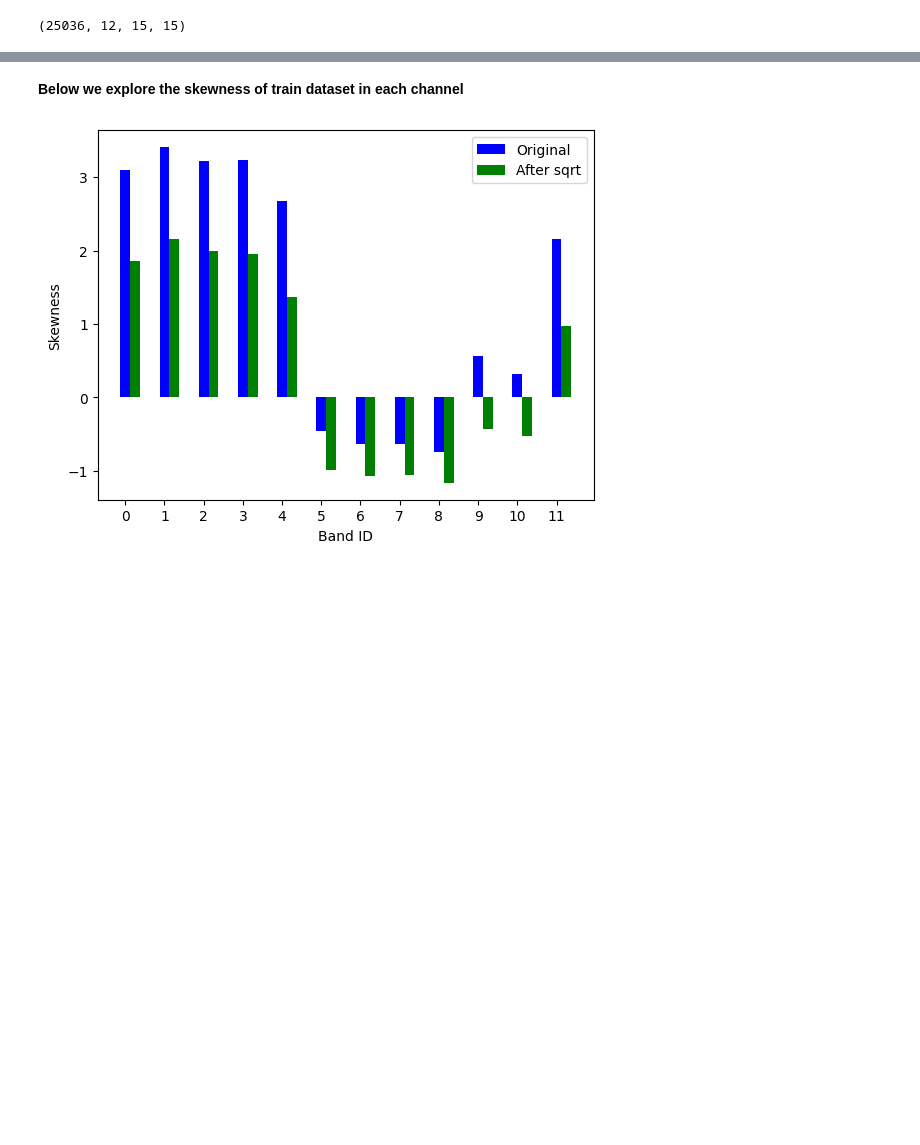
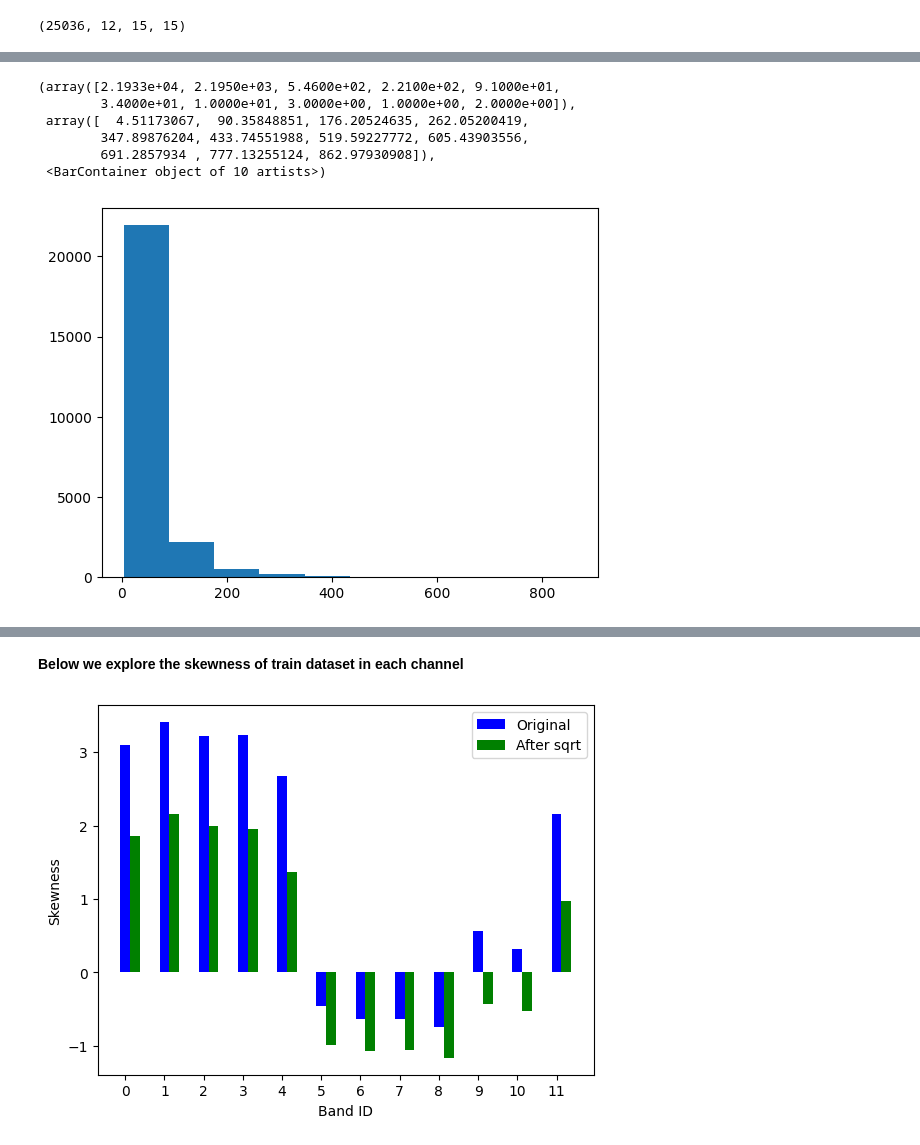
Before and after one commit to AleksDominik/DataScience_Challenge, a Jupyter notebook: biomass/GIZ_Biomass_Starter_Notebook.ipynb.ipynb, the cells around one changed output, grey strips where cells are left out. Saved outputs shown, nothing was run; the diff lists cells and outputs as text; code cells hidden in the pictures; blank space fills up the shorter version.

```diff
--- a/biomass/GIZ_Biomass_Starter_Notebook.ipynb.ipynb
+++ b/biomass/GIZ_Biomass_Starter_Notebook.ipynb.ipynb
@@ -149,0 +113,10 @@ train_lon[0].shape
+# %%
+plt.hist(train_biomasses)
+# %% [output]
+(array([2.1933e+04, 2.1950e+03, 5.4600e+02, 2.2100e+02, 9.1000e+01,
+        3.4000e+01, 1.0000e+01, 3.0000e+00, 1.0000e+00, 2.0000e+00]),
+ array([  4.51173067,  90.35848851, 176.20524635, 262.05200419,
+        347.89876204, 433.74551988, 519.59227772, 605.43903556,
+        691.2857934 , 777.13255124, 862.97930908]),
+ <BarContainer object of 10 artists>)
+[figure, added]
```
Also changed, not shown: parts of 30 cells of this notebook, 3 other files.
